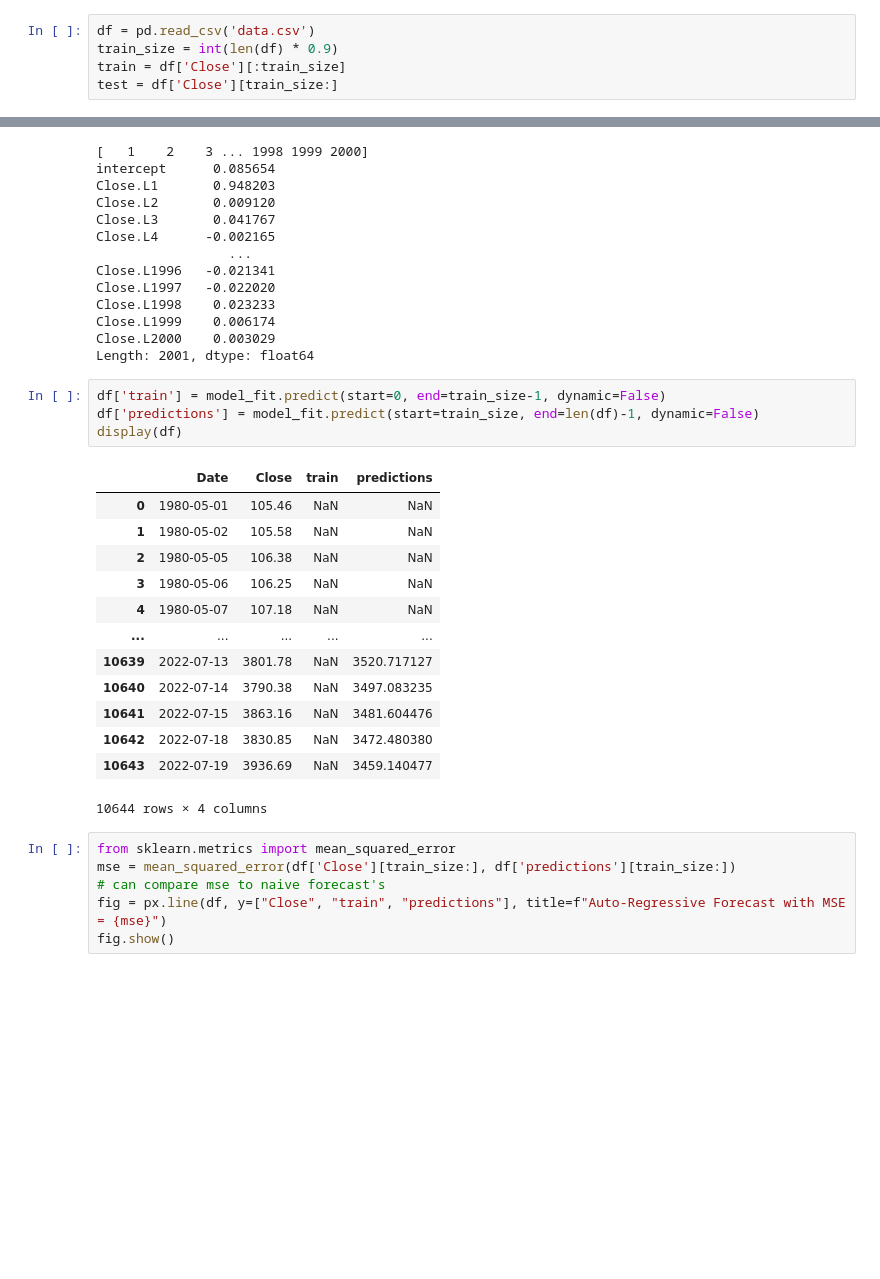
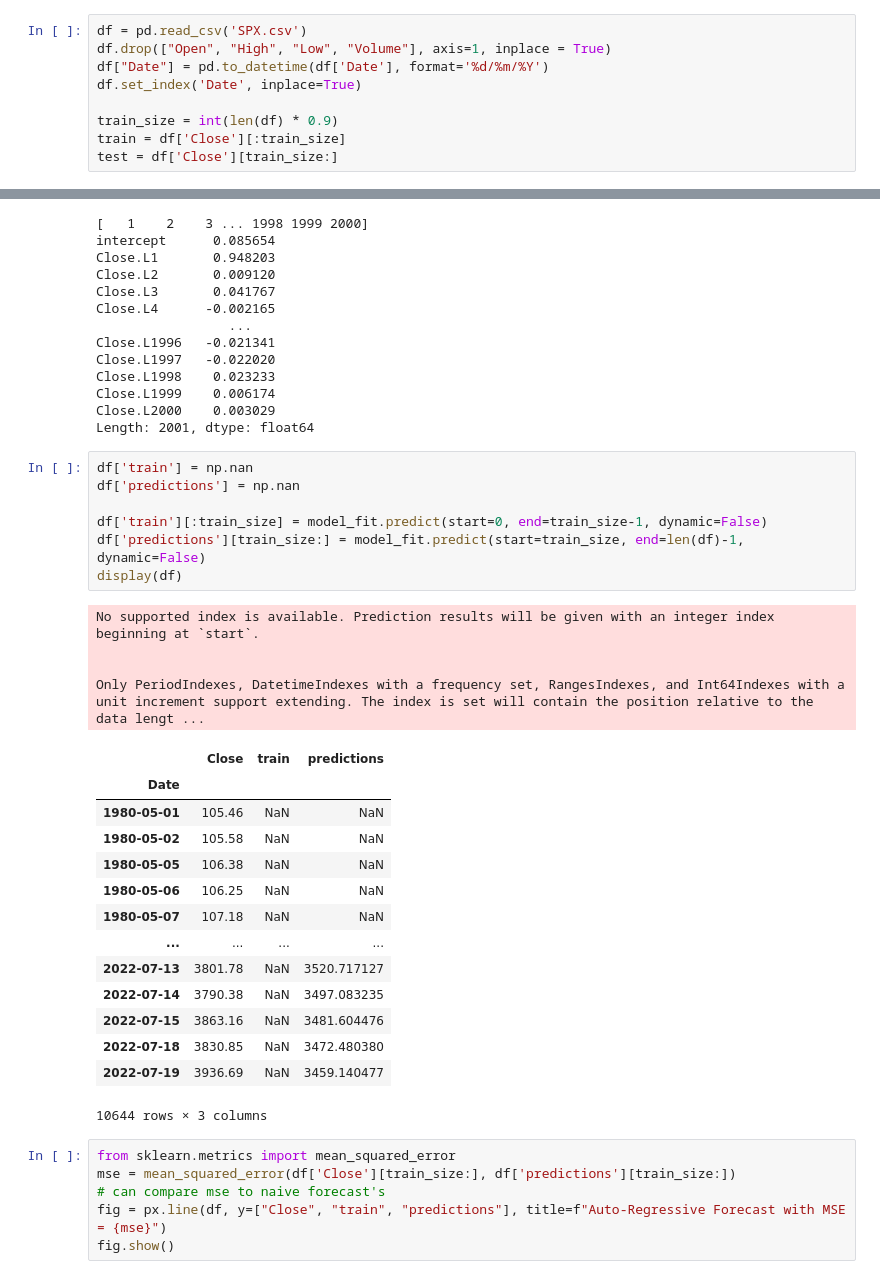
Before and after one commit to Horstann/Timeseries-on-Keras, a Jupyter notebook: 03_auto_regression.ipynb, the cells around one changed output, grey strips where cells are left out. Saved outputs shown, nothing was run; the diff lists cells and outputs as text; blank space fills up the shorter version.

```diff
--- a/03_auto_regression.ipynb
+++ b/03_auto_regression.ipynb
@@ -5,7 +5,11 @@ import plotly.graph_objects as go
 import plotly.express as px
 import matplotlib.pyplot as plt
 # %%
-df = pd.read_csv('data.csv')
+df = pd.read_csv('SPX.csv')
+df.drop(["Open", "High", "Low", "Volume"], axis=1, inplace = True)
+df["Date"] = pd.to_datetime(df['Date'], format='%d/%m/%Y')
+df.set_index('Date', inplace=True)
+
 train_size = int(len(df) * 0.9)
 train = df['Close'][:train_size]
 test = df['Close'][train_size:]
@@ -46,23 +47,31 @@ Close.L1999    0.006174
 Close.L2000    0.003029
 Length: 2001, dtype: float64
 # %%
-df['train'] = model_fit.predict(start=0, end=train_size-1, dynamic=False)
-df['predictions'] = model_fit.predict(start=train_size, end=len(df)-1, dynamic=False)
+df['train'] = np.nan
+df['predictions'] = np.nan
+
+df['train'][:train_size] = model_fit.predict(start=0, end=train_size-1, dynamic=False)
+df['predictions'][train_size:] = model_fit.predict(start=train_size, end=len(df)-1, dynamic=False)
 display(df)
 # %% [output]
+No supported index is available. Prediction results will be given with an integer index beginning at `start`.
+
+
+Only PeriodIndexes, DatetimeIndexes with a frequency set, RangesIndexes, and Int64Indexes with a unit increment support extending. The index is set will contain the position relative to the data lengt ...
-|  | Date | Close | train | predictions |
-| 0 | 1980-05-01 | 105.46 | NaN | NaN |
-| 1 | 1980-05-02 | 105.58 | NaN | NaN |
-| 2 | 1980-05-05 | 106.38 | NaN | NaN |
-| 3 | 1980-05-06 | 106.25 | NaN | NaN |
-| 4 | 1980-05-07 | 107.18 | NaN | NaN |
-| ... | ... | ... | ... | ... |
-| 10639 | 2022-07-13 | 3801.78 | NaN | 3520.717127 |
-| 10640 | 2022-07-14 | 3790.38 | NaN | 3497.083235 |
-| 10641 | 2022-07-15 | 3863.16 | NaN | 3481.604476 |
-| 10642 | 2022-07-18 | 3830.85 | NaN | 3472.480380 |
-| 10643 | 2022-07-19 | 3936.69 | NaN | 3459.140477 |
+|  | Close | train | predictions |
+| Date |  |  |  |
+| 1980-05-01 | 105.46 | NaN | NaN |
+| 1980-05-02 | 105.58 | NaN | NaN |
+| 1980-05-05 | 106.38 | NaN | NaN |
+| 1980-05-06 | 106.25 | NaN | NaN |
+| 1980-05-07 | 107.18 | NaN | NaN |
+| ... | ... | ... | ... |
+| 2022-07-13 | 3801.78 | NaN | 3520.717127 |
+| 2022-07-14 | 3790.38 | NaN | 3497.083235 |
+| 2022-07-15 | 3863.16 | NaN | 3481.604476 |
+| 2022-07-18 | 3830.85 | NaN | 3472.480380 |
+| 2022-07-19 | 3936.69 | NaN | 3459.140477 |
-10644 rows × 4 columns
+10644 rows × 3 columns
 # %%
 from sklearn.metrics import mean_squared_error
 mse = mean_squared_error(df['Close'][train_size:], df['predictions'][train_size:])
```
Also changed, not shown: parts of 2 cells of this notebook, 5 other files.
